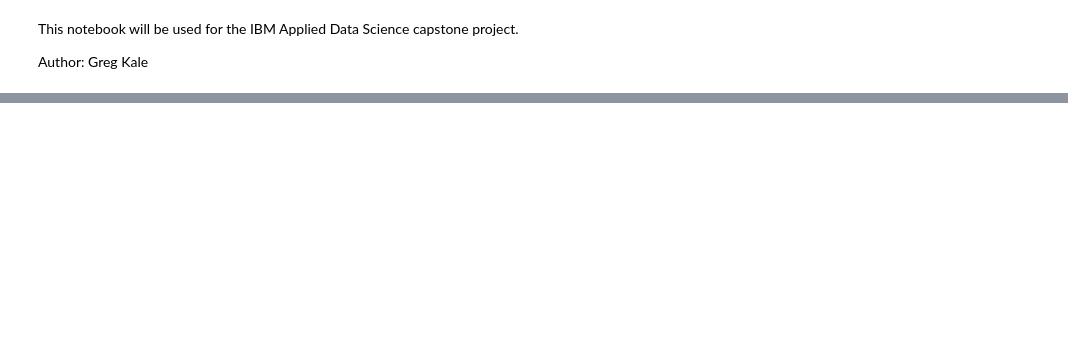
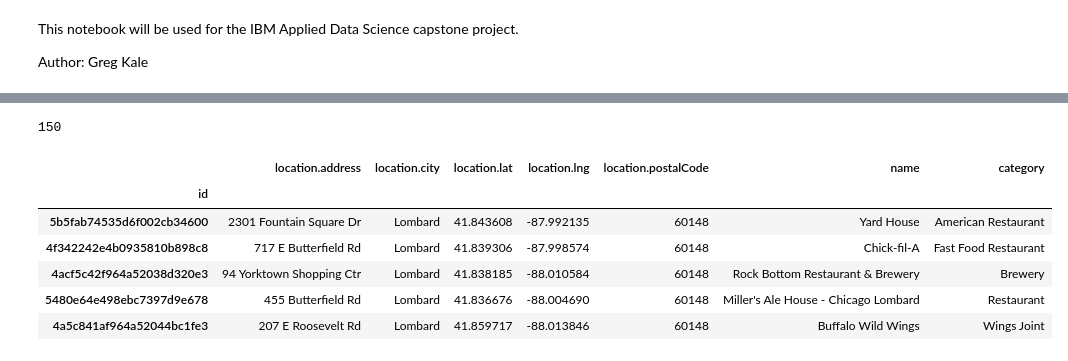
Before and after one commit to gkale1969/Coursera_Capstone, a Jupyter notebook: Applied Data Science - Capstone Project.ipynb, the cells around one changed output, grey strips where cells are left out. Saved outputs shown, nothing was run; the diff lists cells and outputs as text; code cells hidden in the pictures; blank space fills up the shorter version.

```diff
--- a/Applied Data Science - Capstone Project.ipynb
+++ b/Applied Data Science - Capstone Project.ipynb
@@ -114,0 +220,15 @@ dataframe.head()
+# %%
+### Combine all 3 suburb dataframes into one restaurant Data Frame for analysis and to get details
+
+restuarants_df = pd.concat([lombard_restuarants_df, downers_grove_restuarants_df, oak_brook_restuarants_df], ignore_index=True, sort =False)
+# %%
+len(restuarants_df)
+# %% [output]
+150
+# %%
+### Remove columns we don't care about
+
+restuarants_df.drop(['delivery.id', 'delivery.provider.icon.name', 'delivery.provider.icon.prefix'], axis=1, inplace=True)
+restuarants_df.drop(['delivery.provider.icon.sizes', 'delivery.provider.name', 'delivery.url', 'hasPerk'], axis=1, inplace=True)
+restuarants_df.drop(['location.crossStreet', 'location.country', 'location.formattedAddress', 'location.labeledLatLngs'], axis=1, inplace=True)
+restuarants_df.drop(['venuePage.id', 'location.cc', 'location.state', 'referralId'], axis=1, inplace=True)
@@ -114,0 +245,10 @@ dataframe.head()
+# %%
+restuarants_df.head()
+# %% [output]
+|  | location.address | location.city | location.lat | location.lng | location.postalCode | name | category |
+| id |  |  |  |  |  |  |  |
+| 5b5fab74535d6f002cb34600 | 2301 Fountain Square Dr | Lombard | 41.843608 | -87.992135 | 60148 | Yard House | American Restaurant |
+| 4f342242e4b0935810b898c8 | 717 E Butterfield Rd | Lombard | 41.839306 | -87.998574 | 60148 | Chick-fil-A | Fast Food Restaurant |
+| 4acf5c42f964a52038d320e3 | 94 Yorktown Shopping Ctr | Lombard | 41.838185 | -88.010584 | 60148 | Rock Bottom Restaurant & Brewery | Brewery |
+| 5480e64e498ebc7397d9e678 | 455 Butterfield Rd | Lombard | 41.836676 | -88.004690 | 60148 | Miller's Ale House - Chicago Lombard | Restaurant |
+| 4a5c841af964a52044bc1fe3 | 207 E Roosevelt Rd | Lombard | 41.859717 | -88.013846 | 60148 | Buffalo Wild Wings | Wings Joint |
```
Also changed, not shown: parts of 40 cells of this notebook.
